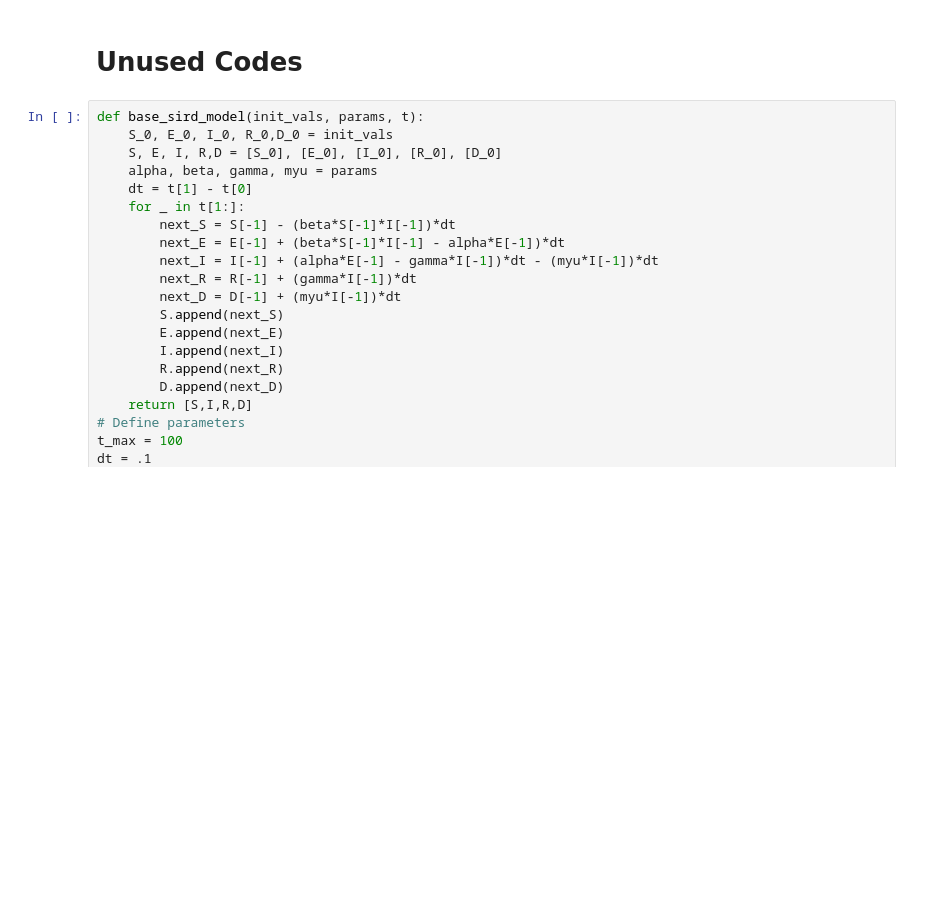
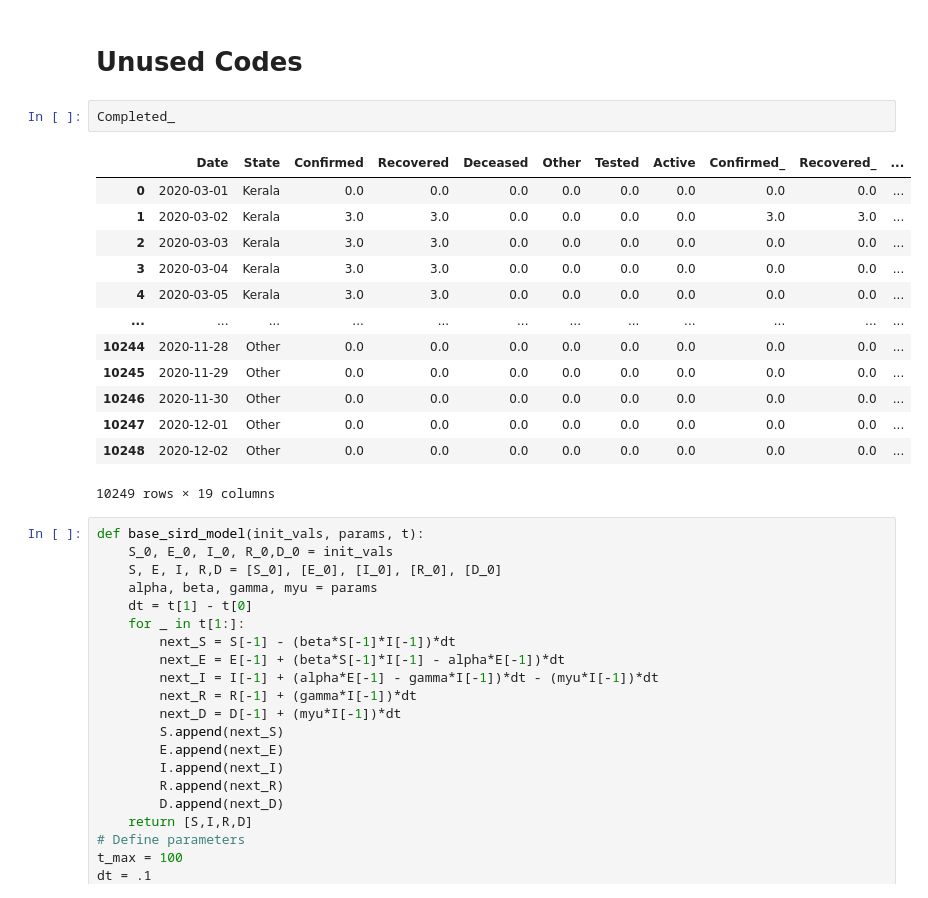
Before and after one commit to terminate9298/Corona-Visualization-and-Prediction, a Jupyter notebook: COVID_19_Visualization_and_Forecasting.ipynb, the cells around one changed output. Drawn from its saved outputs; the diff is of its cells as text; blank space fills up the shorter version.

```diff
--- a/COVID_19_Visualization_and_Forecasting.ipynb
+++ b/COVID_19_Visualization_and_Forecasting.ipynb
@@ -1095,6 +1337,22 @@ Text(0.5, 0, 'Days Passed Since 01-Mar-2020')
 [figure]
 # %% [markdown]
 # Unused Codes
+# %%
+Completed_
+# %% [output]
+|  | Date | State | Confirmed | Recovered | Deceased | Other | Tested | Active | Confirmed_ | Recovered_ | ... |
+| 0 | 2020-03-01 | Kerala | 0.0 | 0.0 | 0.0 | 0.0 | 0.0 | 0.0 | 0.0 | 0.0 | ... |
+| 1 | 2020-03-02 | Kerala | 3.0 | 3.0 | 0.0 | 0.0 | 0.0 | 0.0 | 3.0 | 3.0 | ... |
+| 2 | 2020-03-03 | Kerala | 3.0 | 3.0 | 0.0 | 0.0 | 0.0 | 0.0 | 0.0 | 0.0 | ... |
+| 3 | 2020-03-04 | Kerala | 3.0 | 3.0 | 0.0 | 0.0 | 0.0 | 0.0 | 0.0 | 0.0 | ... |
+| 4 | 2020-03-05 | Kerala | 3.0 | 3.0 | 0.0 | 0.0 | 0.0 | 0.0 | 0.0 | 0.0 | ... |
+| ... | ... | ... | ... | ... | ... | ... | ... | ... | ... | ... | ... |
+| 10244 | 2020-11-28 | Other | 0.0 | 0.0 | 0.0 | 0.0 | 0.0 | 0.0 | 0.0 | 0.0 | ... |
+| 10245 | 2020-11-29 | Other | 0.0 | 0.0 | 0.0 | 0.0 | 0.0 | 0.0 | 0.0 | 0.0 | ... |
+| 10246 | 2020-11-30 | Other | 0.0 | 0.0 | 0.0 | 0.0 | 0.0 | 0.0 | 0.0 | 0.0 | ... |
+| 10247 | 2020-12-01 | Other | 0.0 | 0.0 | 0.0 | 0.0 | 0.0 | 0.0 | 0.0 | 0.0 | ... |
+| 10248 | 2020-12-02 | Other | 0.0 | 0.0 | 0.0 | 0.0 | 0.0 | 0.0 | 0.0 | 0.0 | ... |
+10249 rows × 19 columns
 # %%
 def base_sird_model(init_vals, params, t):
     S_0, E_0, I_0, R_0,D_0 = init_vals
```
Also changed, not shown: parts of 20 cells of this notebook.
